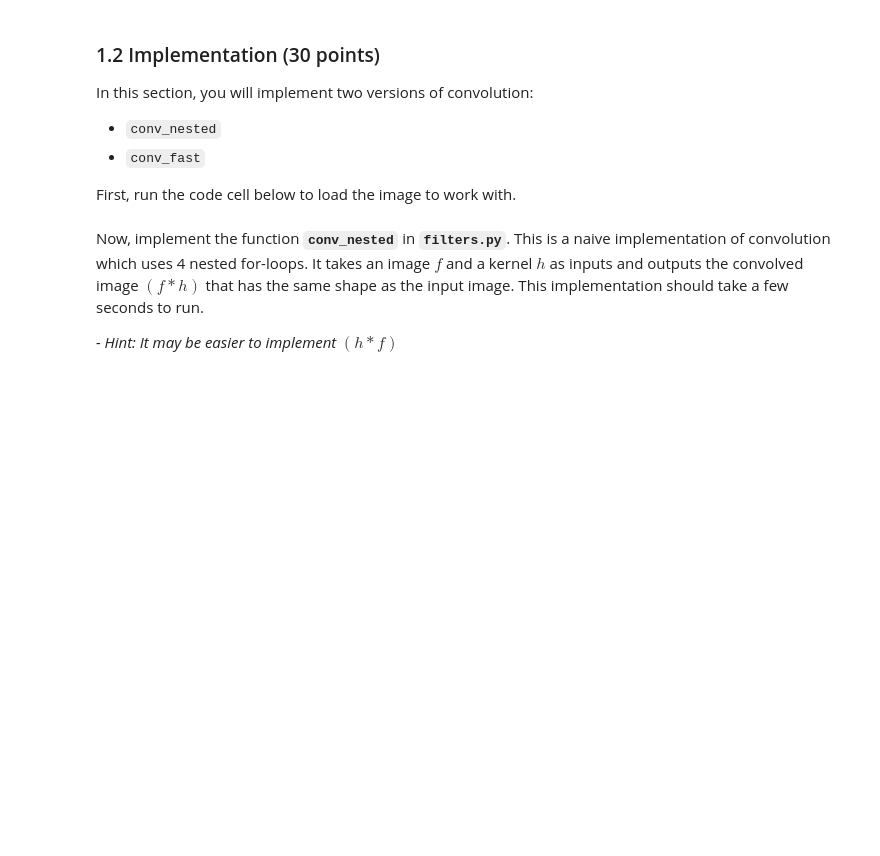
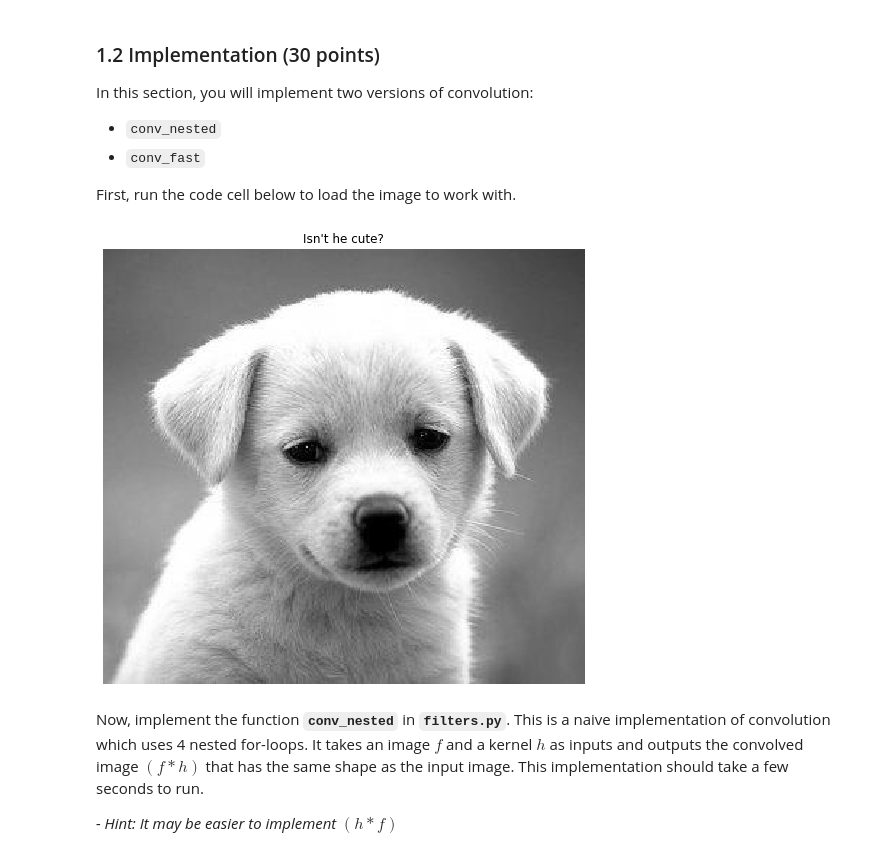
Before and after one commit to osobiehl/computer-vision, a Jupyter notebook: hw2/hw2.ipynb, the cells around one changed output. Drawn from its saved outputs; the diff is of its cells as text; code cells hidden in the pictures; blank space fills up the shorter version.

```diff
--- a/hw2/hw2.ipynb
+++ b/hw2/hw2.ipynb
@@ -48,13 +64,17 @@ In this section, you will implement two versions of convolution:
 First, run the code cell below to load the image to work with.
 # %%
 # Open image as grayscale
-img = io.imread('dog.jpg', as_grey=True)
-
+try:
+    img = io.imread('dog.jpg', as_grey=True)
+except:
+    img = io.imread('dog.jpg', as_gray=True)
 # Show image
 plt.imshow(img)
 plt.axis('off')
 plt.title("Isn't he cute?")
-plt.show()n
+plt.show()
+# %% [output]
+[figure, added]
 # %% [markdown]
 Now, implement the function **`conv_nested`** in **`filters.py`**. This is a naive implementation of convolution which uses 4 nested for-loops. It takes an image $f$ and a kernel $h$ as inputs and outputs the convolved image $(f*h)$ that has the same shape as the input image. This implementation should take a few seconds to run.
 
```
Also changed, not shown: parts of 7 cells of this notebook, 2 other files.
